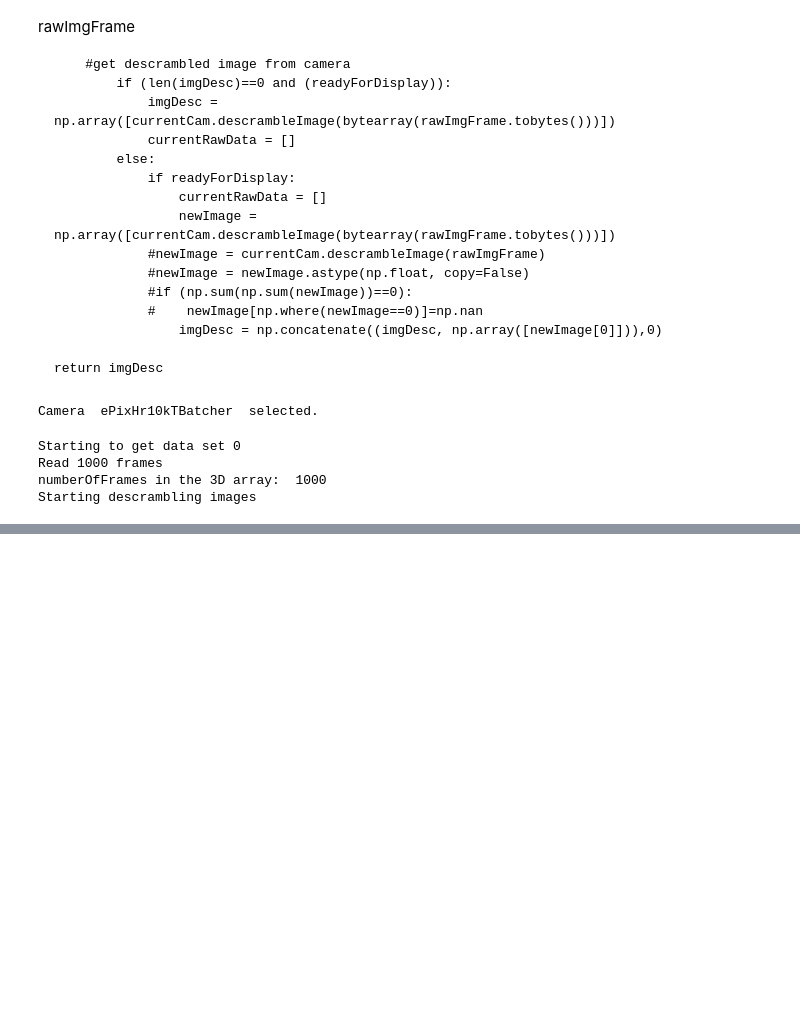
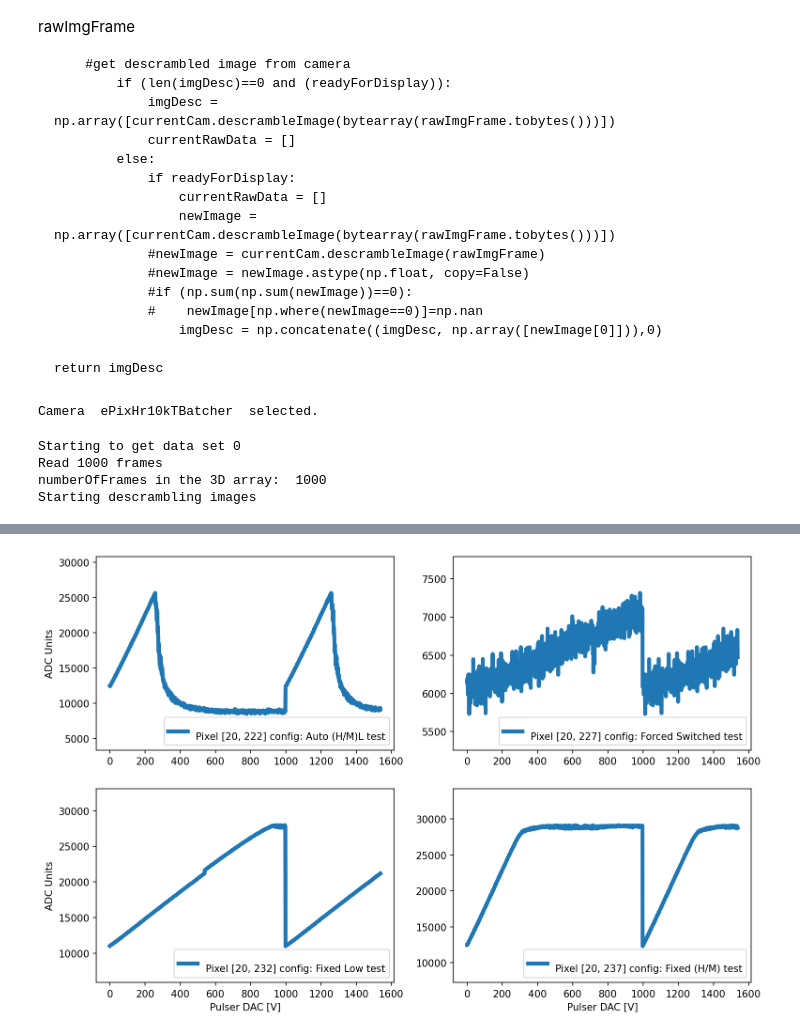
Before and after one commit to slaclab/epix-hr-single-10k, a Jupyter notebook: software/notebooks/ePix10KTLCLS-IITiming_ASICv3_250MHz_atest-ALL-HighGain.ipynb, the cells around one changed output, grey strips where cells are left out. Cells and saved outputs as stored; diff of their text form; code cells hidden in the pictures; blank space fills up the shorter version.

```diff
--- a/software/notebooks/ePix10KTLCLS-IITiming_ASICv3_250MHz_atest-ALL-HighGain.ipynb
+++ b/software/notebooks/ePix10KTLCLS-IITiming_ASICv3_250MHz_atest-ALL-HighGain.ipynb
@@ -394,3 +434,20 @@ plt.show()
+# %%
+fig, axs = plt.subplots(2, 2,figsize=(12,8),dpi=150)
+startingColumn = 30
+for i in range(len(pixelListRB)):
+    dataset = imgDesc[461:,pixelListRB[i][0],pixelListRB[i][1]] & 0x7fff
+    axs[int(i/2),i%2].plot(dataset, linewidth=4,label=f'\nPixel [%d, %d] config: %s' % (pixelListRB[i][0], pixelListRB[i][1], pixelSettings[pixelList[i][2]]))
+    axs[int(i/2),i%2].legend(loc=4)
+    axs[int(i/2),i%2].margins(0.05, 0.3)
+
+axs[1,0].set_xlabel('Pulser DAC [V]')
+axs[1,1].set_xlabel('Pulser DAC [V]')
+axs[0,0].set_ylabel('ADC Units')
+axs[1,0].set_ylabel('ADC Units')
+
+plt.show()
+# %% [output]
+[figure, added]
 # %%
 for i in range(len(pixelListRB)):
     print(i)
```
Also changed, not shown: parts of 12 cells of this notebook, 4 other files.
